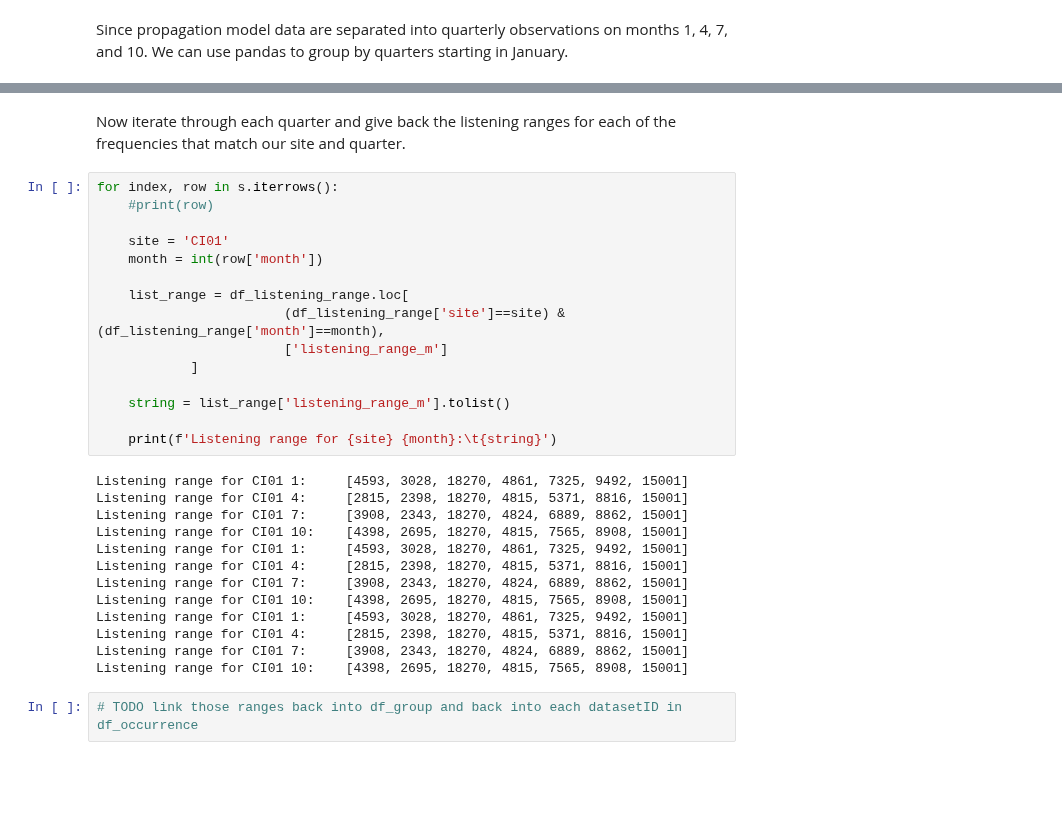
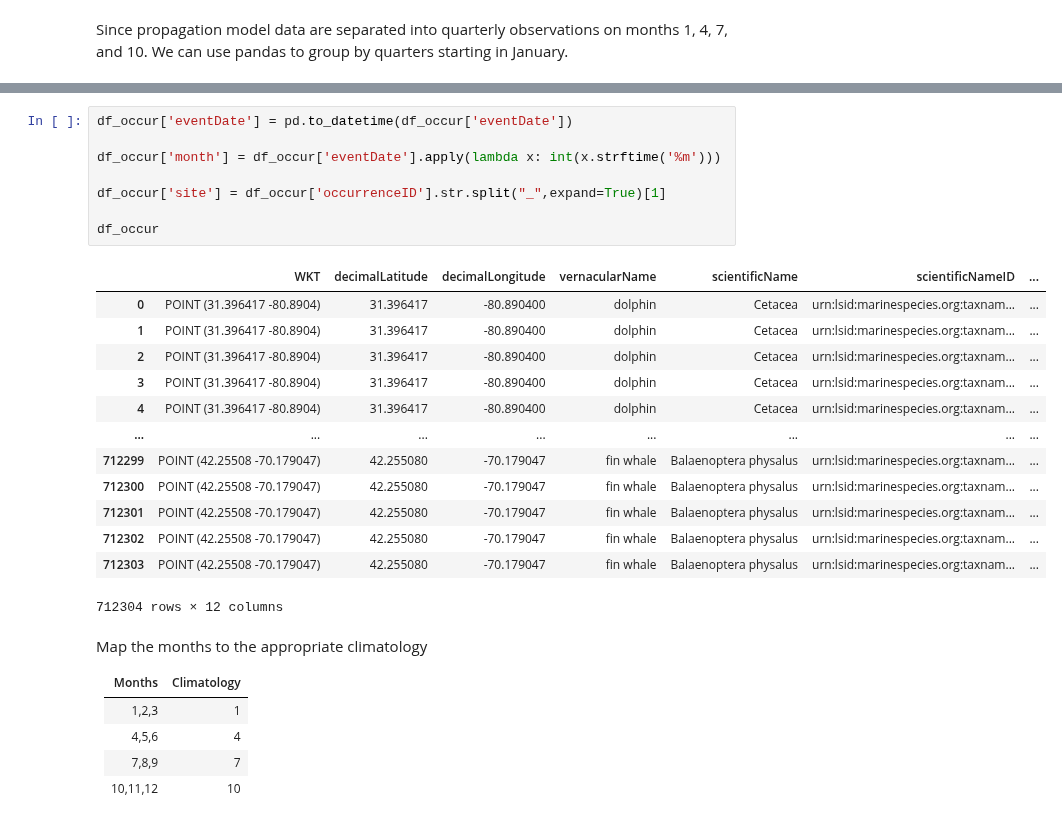
Before and after one commit to ioos/bio_data_guide, a Jupyter notebook: datasets/SanctSound/sound_propagation_processing.ipynb, the cells around one changed output, grey strips where cells are left out. Saved outputs shown, nothing was run; the diff lists cells and outputs as text; blank space fills up the shorter version.

```diff
--- a/datasets/SanctSound/sound_propagation_processing.ipynb
+++ b/datasets/SanctSound/sound_propagation_processing.ipynb
@@ -365,32 +308,31 @@ s
-# %% [markdown]
-Now iterate through each quarter and give back the listening ranges for each of the frequencies that match our site and quarter.
-# %%
-for index, row in s.iterrows():
-    #print(row)
-
-    site = 'CI01'
-    month = int(row['month'])
-
-    list_range = df_listening_range.loc[
-                        (df_listening_range['site']==site) & (df_listening_range['month']==month),
-                        ['listening_range_m']
-            ]
-
-    string = list_range['listening_range_m'].tolist()
-
-    print(f'Listening range for {site} {month}:\t{string}')
-# %% [output]
-Listening range for CI01 1:     [4593, 3028, 18270, 4861, 7325, 9492, 15001]
-Listening range for CI01 4:     [2815, 2398, 18270, 4815, 5371, 8816, 15001]
-Listening range for CI01 7:     [3908, 2343, 18270, 4824, 6889, 8862, 15001]
-Listening range for CI01 10:    [4398, 2695, 18270, 4815, 7565, 8908, 15001]
-Listening range for CI01 1:     [4593, 3028, 18270, 4861, 7325, 9492, 15001]
-Listening range for CI01 4:     [2815, 2398, 18270, 4815, 5371, 8816, 15001]
-Listening range for CI01 7:     [3908, 2343, 18270, 4824, 6889, 8862, 15001]
-Listening range for CI01 10:    [4398, 2695, 18270, 4815, 7565, 8908, 15001]
-Listening range for CI01 1:     [4593, 3028, 18270, 4861, 7325, 9492, 15001]
-Listening range for CI01 4:     [2815, 2398, 18270, 4815, 5371, 8816, 15001]
-Listening range for CI01 7:     [3908, 2343, 18270, 4824, 6889, 8862, 15001]
-Listening range for CI01 10:    [4398, 2695, 18270, 4815, 7565, 8908, 15001]
-# %%
-# TODO link those ranges back into df_group and back into each datasetID in df_occurrence
+# %%
+df_occur['eventDate'] = pd.to_datetime(df_occur['eventDate'])
+
+df_occur['month'] = df_occur['eventDate'].apply(lambda x: int(x.strftime('%m')))
+
+df_occur['site'] = df_occur['occurrenceID'].str.split("_",expand=True)[1]
+
+df_occur
+# %% [output]
+|  | WKT | decimalLatitude | decimalLongitude | vernacularName | scientificName | scientificNameID | ... |
+| 0 | POINT (31.396417 -80.8904) | 31.396417 | -80.890400 | dolphin | Cetacea | urn:lsid:marinespecies.org:taxnam... | ... |
+| 1 | POINT (31.396417 -80.8904) | 31.396417 | -80.890400 | dolphin | Cetacea | urn:lsid:marinespecies.org:taxnam... | ... |
+| 2 | POINT (31.396417 -80.8904) | 31.396417 | -80.890400 | dolphin | Cetacea | urn:lsid:marinespecies.org:taxnam... | ... |
+| 3 | POINT (31.396417 -80.8904) | 31.396417 | -80.890400 | dolphin | Cetacea | urn:lsid:marinespecies.org:taxnam... | ... |
+| 4 | POINT (31.396417 -80.8904) | 31.396417 | -80.890400 | dolphin | Cetacea | urn:lsid:marinespecies.org:taxnam... | ... |
+| ... | ... | ... | ... | ... | ... | ... | ... |
+| 712299 | POINT (42.25508 -70.179047) | 42.255080 | -70.179047 | fin whale | Balaenoptera physalus | urn:lsid:marinespecies.org:taxnam... | ... |
+| 712300 | POINT (42.25508 -70.179047) | 42.255080 | -70.179047 | fin whale | Balaenoptera physalus | urn:lsid:marinespecies.org:taxnam... | ... |
+| 712301 | POINT (42.25508 -70.179047) | 42.255080 | -70.179047 | fin whale | Balaenoptera physalus | urn:lsid:marinespecies.org:taxnam... | ... |
+| 712302 | POINT (42.25508 -70.179047) | 42.255080 | -70.179047 | fin whale | Balaenoptera physalus | urn:lsid:marinespecies.org:taxnam... | ... |
+| 712303 | POINT (42.25508 -70.179047) | 42.255080 | -70.179047 | fin whale | Balaenoptera physalus | urn:lsid:marinespecies.org:taxnam... | ... |
+712304 rows × 12 columns
+# %% [markdown]
+Map the months to the appropriate climatology
+
+Months | Climatology
+-------|------------
+1,2,3 | 1
+4,5,6 | 4
+7,8,9 | 7
+10,11,12 | 10
```
Also changed, not shown: parts of 11 cells of this notebook, 1 other file.
